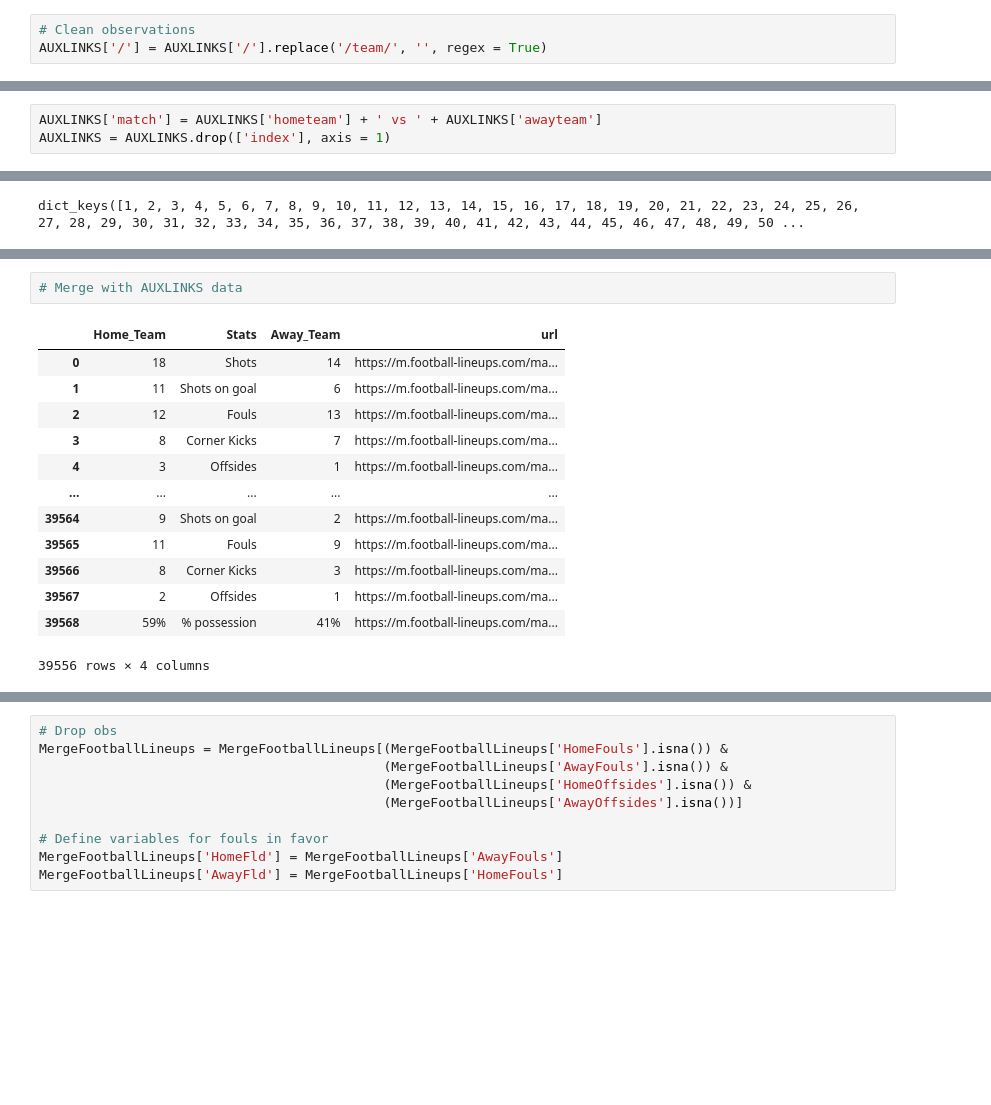
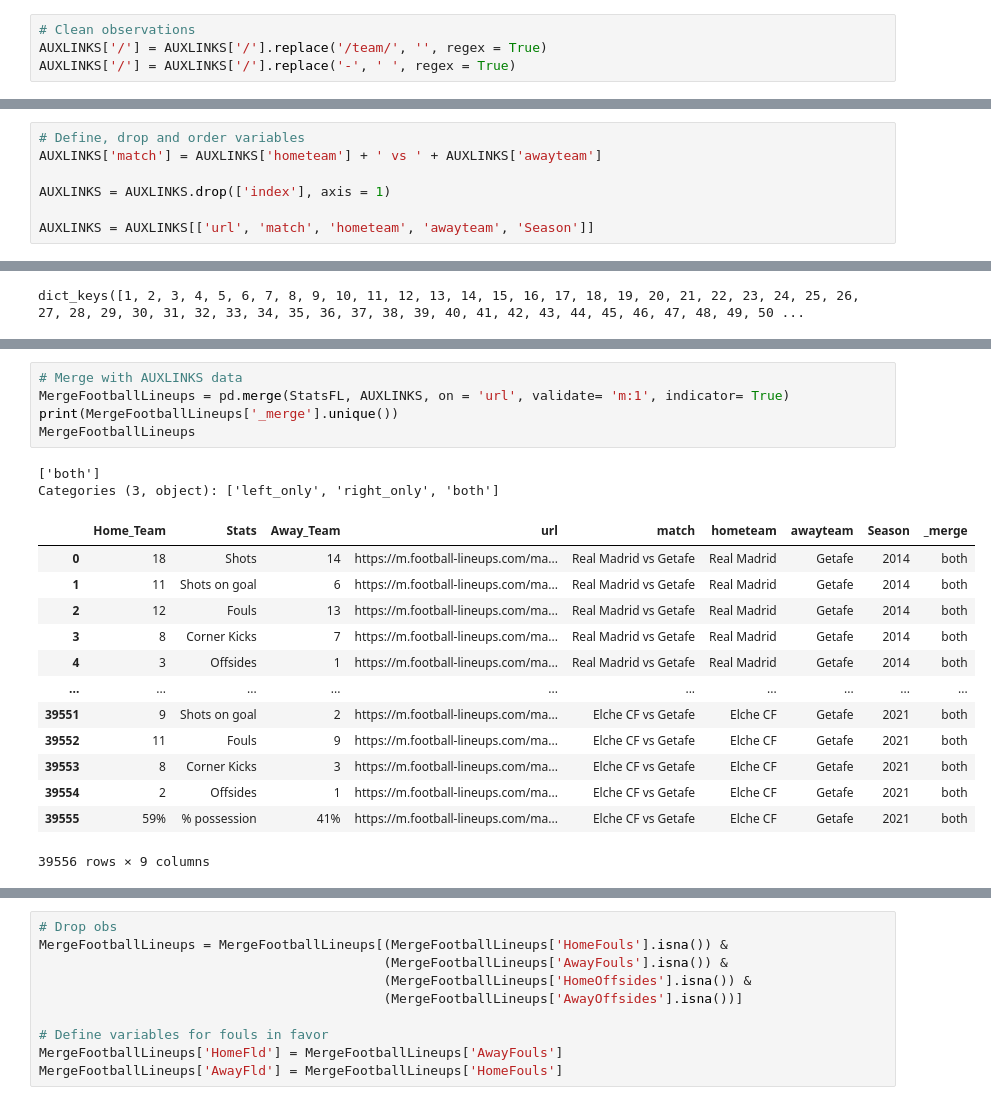
Before and after one commit to aaron4795/Thesis, a Jupyter notebook: Python/Code/[6 FTBLNP - AttendanceRTransfermkt.ipynb, the cells around one changed output, grey strips where cells are left out. Saved outputs shown, nothing was run; the diff lists cells and outputs as text; blank space fills up the shorter version.

```diff
--- a/Python/Code/[6 FTBLNP - AttendanceRTransfermkt.ipynb
+++ b/Python/Code/[6 FTBLNP - AttendanceRTransfermkt.ipynb
@@ -28,6 +28,7 @@ AUXLINKS = AUXLINKS[ (AUXLINKS['/'].str.contains('/match/')) |
 # %%
 # Clean observations
 AUXLINKS['/'] = AUXLINKS['/'].replace('/team/', '', regex = True)
+AUXLINKS['/'] = AUXLINKS['/'].replace('-', ' ', regex = True)
 # %%
 # Define home and away teams variables
 AUXLINKS['index'] = np.where( (AUXLINKS['/'].str.contains('match') ), 1, float('nan') )
@@ -68,4 +69,8 @@ AUXLINKS.head()
 # %%
+# Define, drop and order variables
 AUXLINKS['match'] = AUXLINKS['hometeam'] + ' vs ' + AUXLINKS['awayteam']
+
 AUXLINKS = AUXLINKS.drop(['index'], axis = 1)
+
+AUXLINKS = AUXLINKS[['url', 'match', 'hometeam', 'awayteam', 'Season']]
 # %%
@@ -99,19 +130,24 @@ StatsFL.head()
 # %%
 # Merge with AUXLINKS data
+MergeFootballLineups = pd.merge(StatsFL, AUXLINKS, on = 'url', validate= 'm:1', indicator= True)
+print(MergeFootballLineups['_merge'].unique())
+MergeFootballLineups
 # %% [output]
+['both']
+Categories (3, object): ['left_only', 'right_only', 'both']
-|  | Home_Team | Stats | Away_Team | url |
-| 0 | 18 | Shots | 14 | https://m.football-lineups.com/ma... |
-| 1 | 11 | Shots on goal | 6 | https://m.football-lineups.com/ma... |
-| 2 | 12 | Fouls | 13 | https://m.football-lineups.com/ma... |
-| 3 | 8 | Corner Kicks | 7 | https://m.football-lineups.com/ma... |
-| 4 | 3 | Offsides | 1 | https://m.football-lineups.com/ma... |
-| ... | ... | ... | ... | ... |
-| 39564 | 9 | Shots on goal | 2 | https://m.football-lineups.com/ma... |
-| 39565 | 11 | Fouls | 9 | https://m.football-lineups.com/ma... |
-| 39566 | 8 | Corner Kicks | 3 | https://m.football-lineups.com/ma... |
-| 39567 | 2 | Offsides | 1 | https://m.football-lineups.com/ma... |
-| 39568 | 59% | % possession | 41% | https://m.football-lineups.com/ma... |
+|  | Home_Team | Stats | Away_Team | url | match | hometeam | awayteam | Season | _merge |
+| 0 | 18 | Shots | 14 | https://m.football-lineups.com/ma... | Real Madrid vs Getafe | Real Madrid | Getafe | 2014 | both |
+| 1 | 11 | Shots on goal | 6 | https://m.football-lineups.com/ma... | Real Madrid vs Getafe | Real Madrid | Getafe | 2014 | both |
+| 2 | 12 | Fouls | 13 | https://m.football-lineups.com/ma... | Real Madrid vs Getafe | Real Madrid | Getafe | 2014 | both |
+| 3 | 8 | Corner Kicks | 7 | https://m.football-lineups.com/ma... | Real Madrid vs Getafe | Real Madrid | Getafe | 2014 | both |
+| 4 | 3 | Offsides | 1 | https://m.football-lineups.com/ma... | Real Madrid vs Getafe | Real Madrid | Getafe | 2014 | both |
+| ... | ... | ... | ... | ... | ... | ... | ... | ... | ... |
+| 39551 | 9 | Shots on goal | 2 | https://m.football-lineups.com/ma... | Elche CF vs Getafe | Elche CF | Getafe | 2021 | both |
+| 39552 | 11 | Fouls | 9 | https://m.football-lineups.com/ma... | Elche CF vs Getafe | Elche CF | Getafe | 2021 | both |
+| 39553 | 8 | Corner Kicks | 3 | https://m.football-lineups.com/ma... | Elche CF vs Getafe | Elche CF | Getafe | 2021 | both |
+| 39554 | 2 | Offsides | 1 | https://m.football-lineups.com/ma... | Elche CF vs Getafe | Elche CF | Getafe | 2021 | both |
+| 39555 | 59% | % possession | 41% | https://m.football-lineups.com/ma... | Elche CF vs Getafe | Elche CF | Getafe | 2021 | both |
-39556 rows × 4 columns
+39556 rows × 9 columns
 # %%
 # Keep relevant obs and clean data
 MergeFootballLineups = MergeFootballLineups[
```
Also changed, not shown: parts of 25 cells of this notebook, 9 other files.
